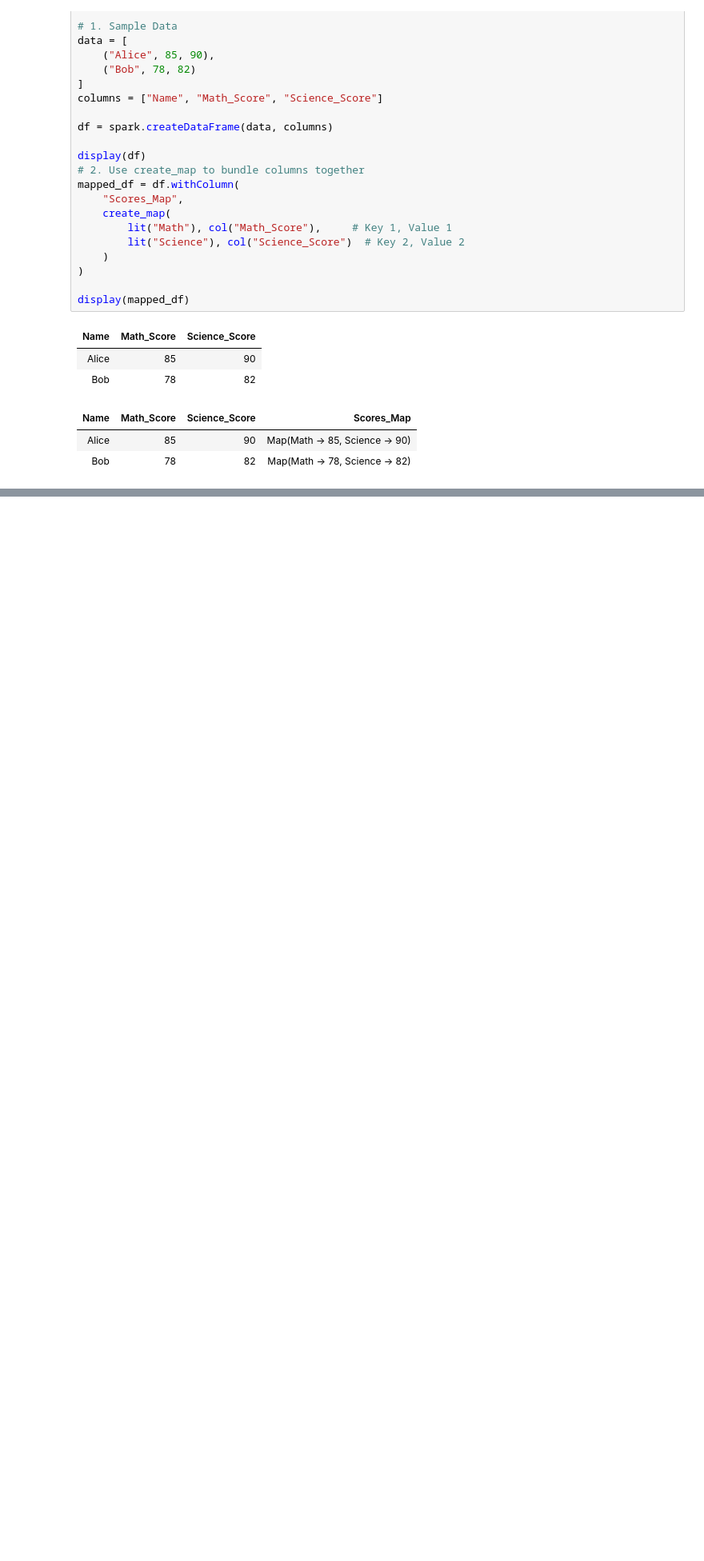
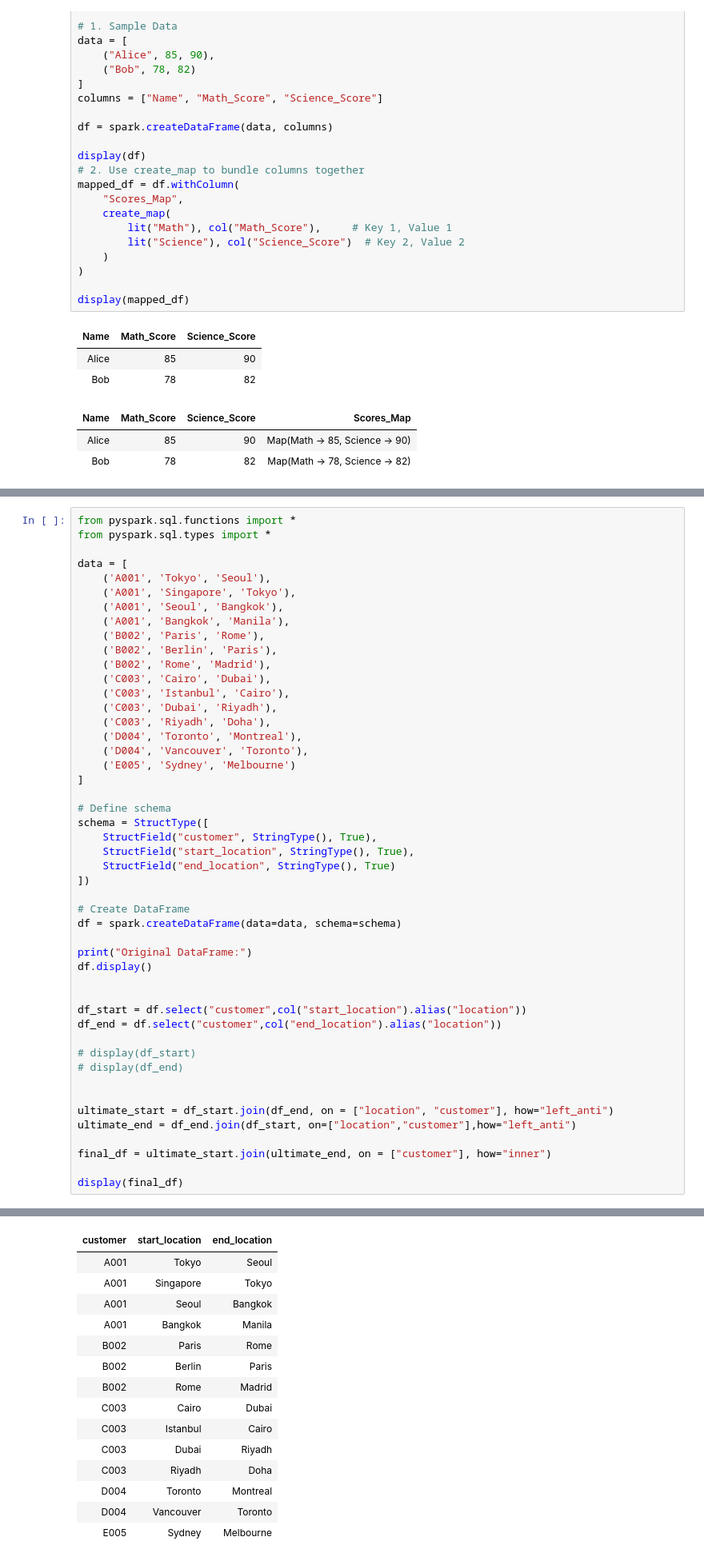
Before and after one commit to punitmore31/GCP_DE, a Jupyter notebook: Pyspark_SQL Notebook/Pyspark+SQL_problems.ipynb, the cells around one changed output, grey strips where cells are left out. Shown at 80% size. Drawn from its saved outputs; the diff is of its cells as text; blank space fills up the shorter version.

```diff
--- a/Pyspark_SQL Notebook/Pyspark+SQL_problems.ipynb
+++ b/Pyspark_SQL Notebook/Pyspark+SQL_problems.ipynb
@@ -733,0 +1203,49 @@ sum:45
+# %%
+from pyspark.sql.functions import *
+from pyspark.sql.types import *
+
+data = [
+    ('A001', 'Tokyo', 'Seoul'),
+    ('A001', 'Singapore', 'Tokyo'),
+    ('A001', 'Seoul', 'Bangkok'),
+    ('A001', 'Bangkok', 'Manila'),
+    ('B002', 'Paris', 'Rome'),
+    ('B002', 'Berlin', 'Paris'),
+    ('B002', 'Rome', 'Madrid'),
+    ('C003', 'Cairo', 'Dubai'),
+    ('C003', 'Istanbul', 'Cairo'),
+    ('C003', 'Dubai', 'Riyadh'),
+    ('C003', 'Riyadh', 'Doha'),
+    ('D004', 'Toronto', 'Montreal'),
+    ('D004', 'Vancouver', 'Toronto'),
+    ('E005', 'Sydney', 'Melbourne')
+]
+
+# Define schema
+schema = StructType([
+    StructField("customer", StringType(), True),
+    StructField("start_location", StringType(), True),
+    StructField("end_location", StringType(), True)
+])
+
+# Create DataFrame
+df = spark.createDataFrame(data=data, schema=schema)
+
+print("Original DataFrame:")
+df.display()
+
+
+df_start = df.select("customer",col("start_location").alias("location"))
+df_end = df.select("customer",col("end_location").alias("location"))
+
+# display(df_start)
+# display(df_end)
+
+
+ultimate_start = df_start.join(df_end, on = ["location", "customer"], how="left_anti")
+ultimate_end = df_end.join(df_start, on=["location","customer"],how="left_anti")
+
+final_df = ultimate_start.join(ultimate_end, on = ["customer"], how="inner")
+
+display(final_df)
+# %% [output]
@@ -733,0 +1253,15 @@ sum:45
+| customer | start_location | end_location |
+| A001 | Tokyo | Seoul |
+| A001 | Singapore | Tokyo |
+| A001 | Seoul | Bangkok |
+| A001 | Bangkok | Manila |
+| B002 | Paris | Rome |
+| B002 | Berlin | Paris |
+| B002 | Rome | Madrid |
+| C003 | Cairo | Dubai |
+| C003 | Istanbul | Cairo |
+| C003 | Dubai | Riyadh |
+| C003 | Riyadh | Doha |
+| D004 | Toronto | Montreal |
+| D004 | Vancouver | Toronto |
+| E005 | Sydney | Melbourne |
```
Also changed, not shown: parts of 37 cells of this notebook, 1 other file.
